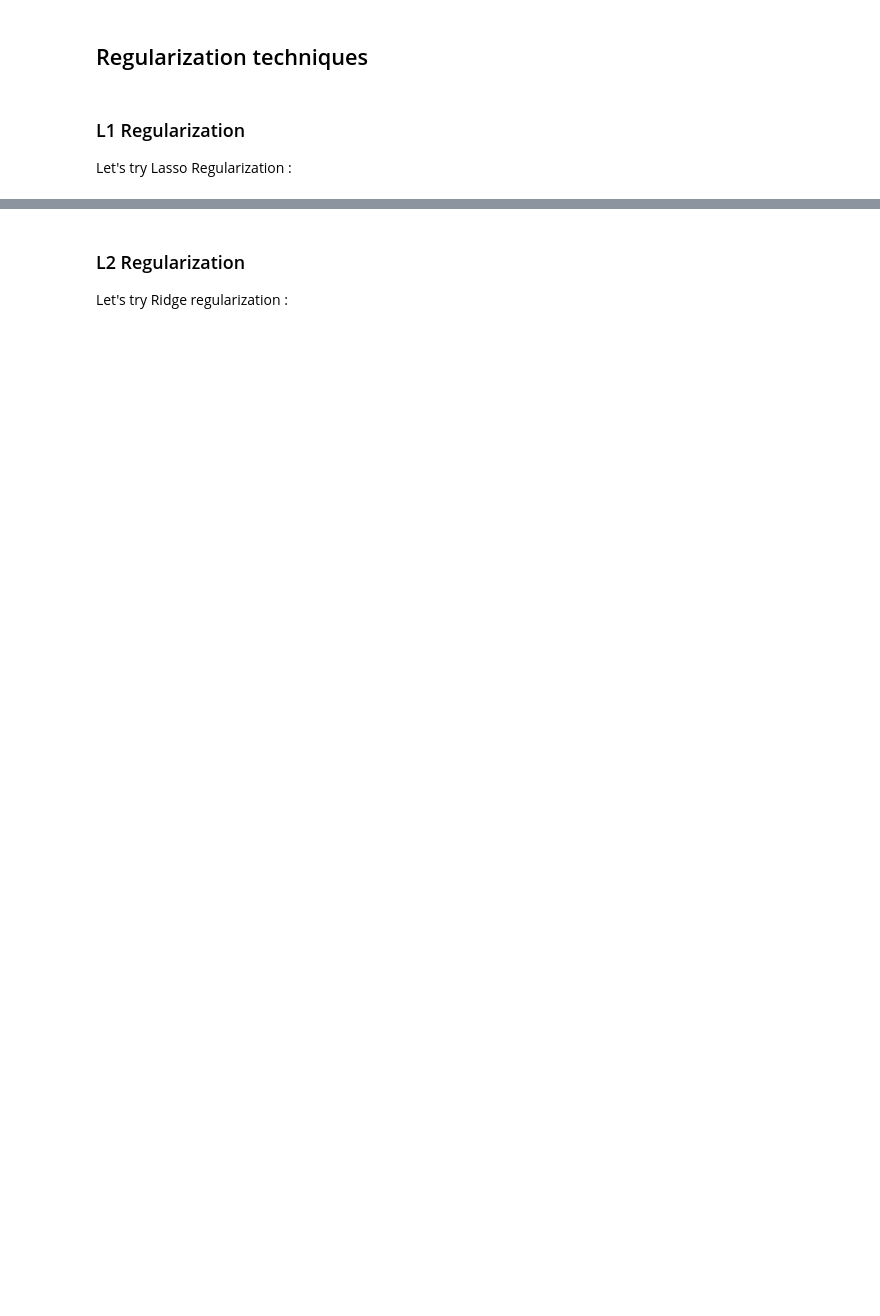
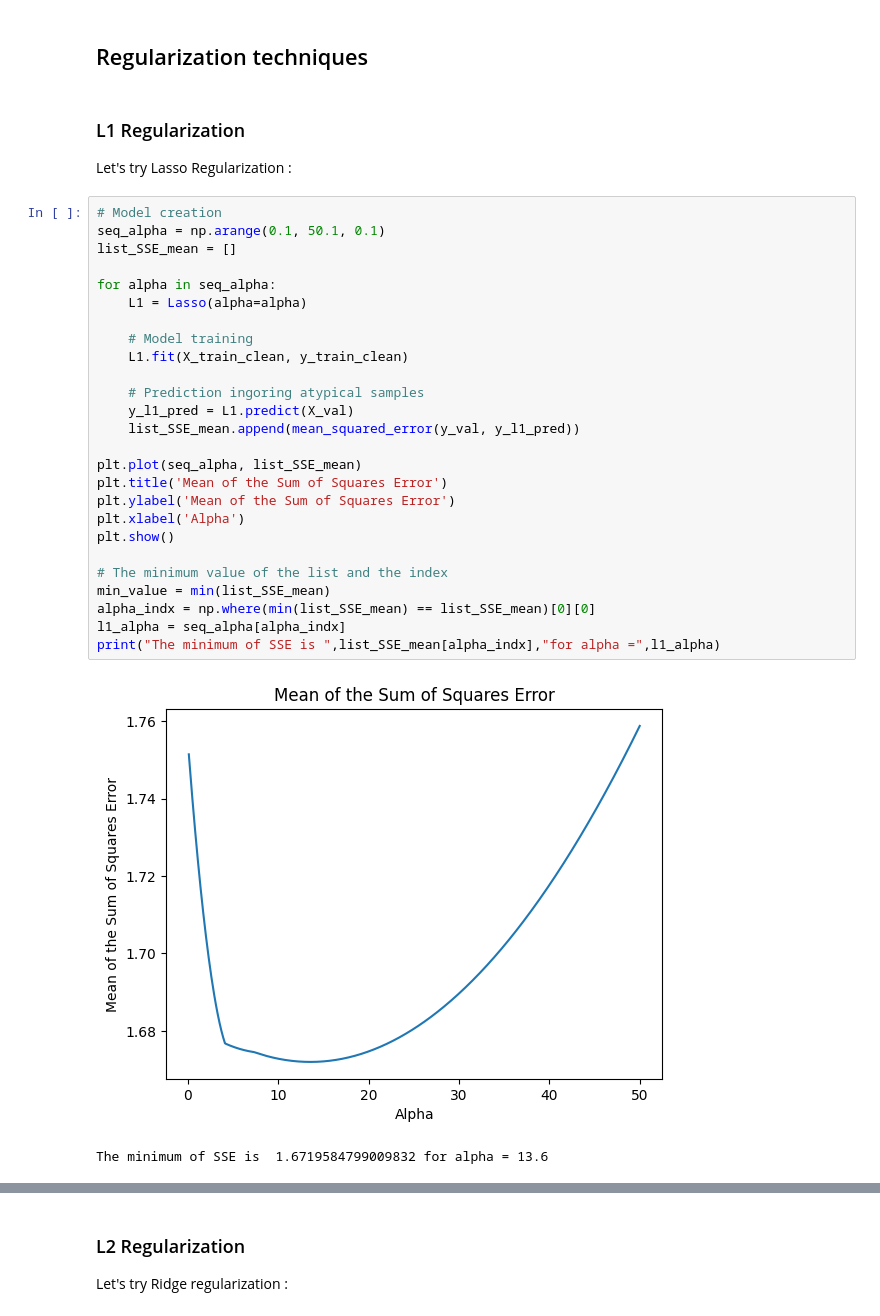
Before and after one commit to Seb65789/Lisboa-Machine-Learning-Project, a Jupyter notebook: linear_regression.ipynb, the cells around one changed output, grey strips where cells are left out. Cells and saved outputs as stored; diff of their text form; blank space fills up the shorter version.

```diff
--- a/linear_regression.ipynb
+++ b/linear_regression.ipynb
@@ -336,5 +405,34 @@ We are now gonna use regularization methods in order to improve the performance
 ### L1 Regularization
 
 Let's try Lasso Regularization :
+# %%
+# Model creation
+seq_alpha = np.arange(0.1, 50.1, 0.1)
+list_SSE_mean = []
+
+for alpha in seq_alpha:
+    L1 = Lasso(alpha=alpha)
+
+    # Model training
+    L1.fit(X_train_clean, y_train_clean)
+
+    # Prediction ingoring atypical samples
+    y_l1_pred = L1.predict(X_val)
+    list_SSE_mean.append(mean_squared_error(y_val, y_l1_pred))
+
+plt.plot(seq_alpha, list_SSE_mean)
+plt.title('Mean of the Sum of Squares Error')
+plt.ylabel('Mean of the Sum of Squares Error')
+plt.xlabel('Alpha')
+plt.show()
+
+# The minimum value of the list and the index
+min_value = min(list_SSE_mean)
+alpha_indx = np.where(min(list_SSE_mean) == list_SSE_mean)[0][0]
+l1_alpha = seq_alpha[alpha_indx]
+print("The minimum of SSE is ",list_SSE_mean[alpha_indx],"for alpha =",l1_alpha)
+# %% [output]
+[figure, added]
+The minimum of SSE is  1.6719584799009832 for alpha = 13.6
 # %%
 # Model creation
```
Also changed, not shown: parts of 22 cells of this notebook.
